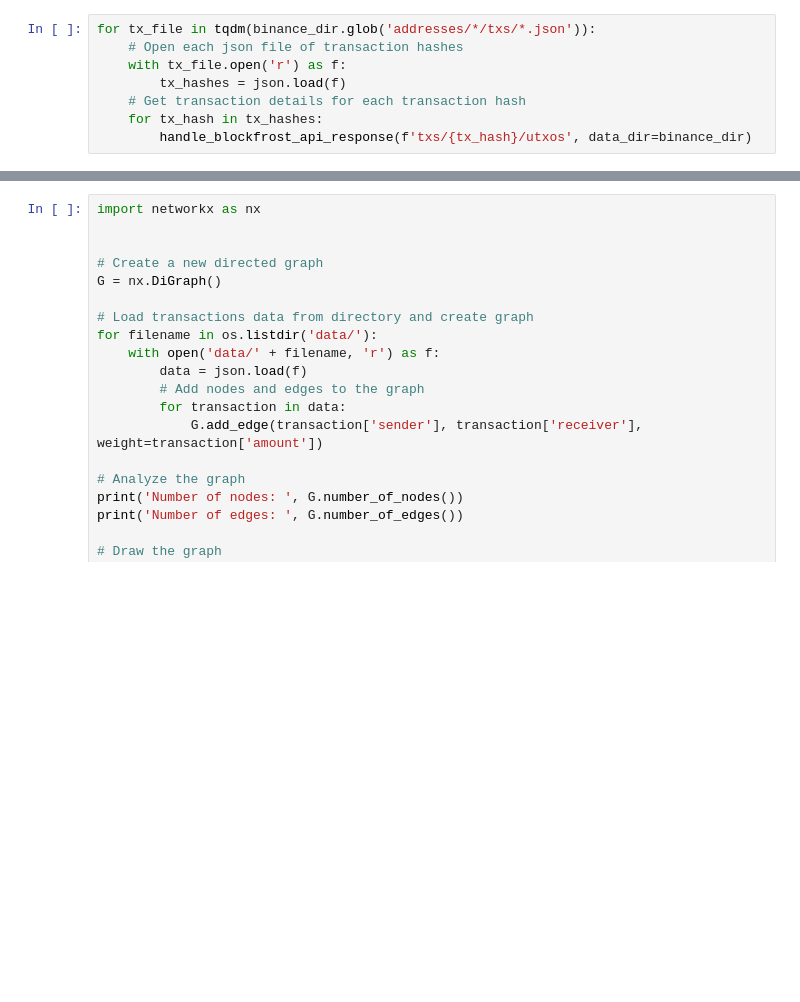
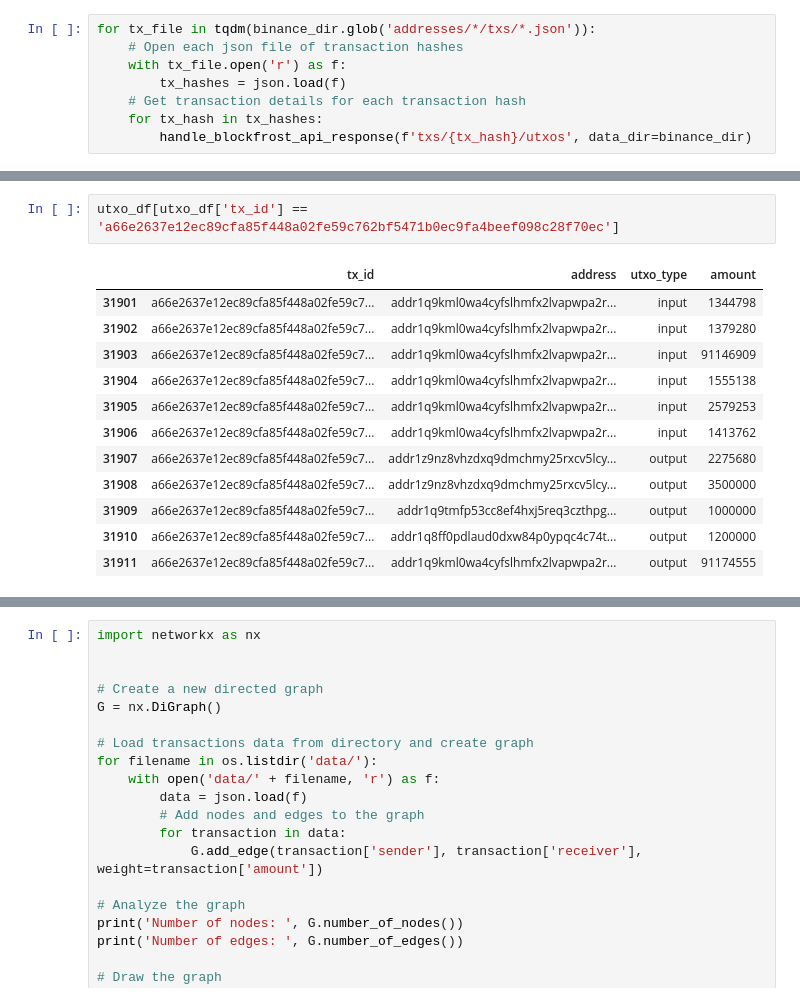
Before and after one commit to alvail/caa-cardano-exchanges, a Jupyter notebook: notebooks/ground_truth.ipynb, the cells around one changed output, grey strips where cells are left out. Drawn from its saved outputs; the diff is of its cells as text; blank space fills up the shorter version.

```diff
--- a/notebooks/ground_truth.ipynb
+++ b/notebooks/ground_truth.ipynb
@@ -160,0 +328,15 @@ for tx_file in tqdm(binance_dir.glob('addresses/*/txs/*.json')):
+# %%
+utxo_df[utxo_df['tx_id'] == 'a66e2637e12ec89cfa85f448a02fe59c762bf5471b0ec9fa4beef098c28f70ec']
+# %% [output]
+|  | tx_id | address | utxo_type | amount |
+| 31901 | a66e2637e12ec89cfa85f448a02fe59c7... | addr1q9kml0wa4cyfslhmfx2lvapwpa2r... | input | 1344798 |
+| 31902 | a66e2637e12ec89cfa85f448a02fe59c7... | addr1q9kml0wa4cyfslhmfx2lvapwpa2r... | input | 1379280 |
+| 31903 | a66e2637e12ec89cfa85f448a02fe59c7... | addr1q9kml0wa4cyfslhmfx2lvapwpa2r... | input | 91146909 |
+| 31904 | a66e2637e12ec89cfa85f448a02fe59c7... | addr1q9kml0wa4cyfslhmfx2lvapwpa2r... | input | 1555138 |
+| 31905 | a66e2637e12ec89cfa85f448a02fe59c7... | addr1q9kml0wa4cyfslhmfx2lvapwpa2r... | input | 2579253 |
+| 31906 | a66e2637e12ec89cfa85f448a02fe59c7... | addr1q9kml0wa4cyfslhmfx2lvapwpa2r... | input | 1413762 |
+| 31907 | a66e2637e12ec89cfa85f448a02fe59c7... | addr1z9nz8vhzdxq9dmchmy25rxcv5lcy... | output | 2275680 |
+| 31908 | a66e2637e12ec89cfa85f448a02fe59c7... | addr1z9nz8vhzdxq9dmchmy25rxcv5lcy... | output | 3500000 |
+| 31909 | a66e2637e12ec89cfa85f448a02fe59c7... | addr1q9tmfp53cc8ef4hxj5req3czthpg... | output | 1000000 |
+| 31910 | a66e2637e12ec89cfa85f448a02fe59c7... | addr1q8ff0pdlaud0dxw84p0ypqc4c74t... | output | 1200000 |
+| 31911 | a66e2637e12ec89cfa85f448a02fe59c7... | addr1q9kml0wa4cyfslhmfx2lvapwpa2r... | output | 91174555 |
```
Also changed, not shown: parts of 8 cells of this notebook.
